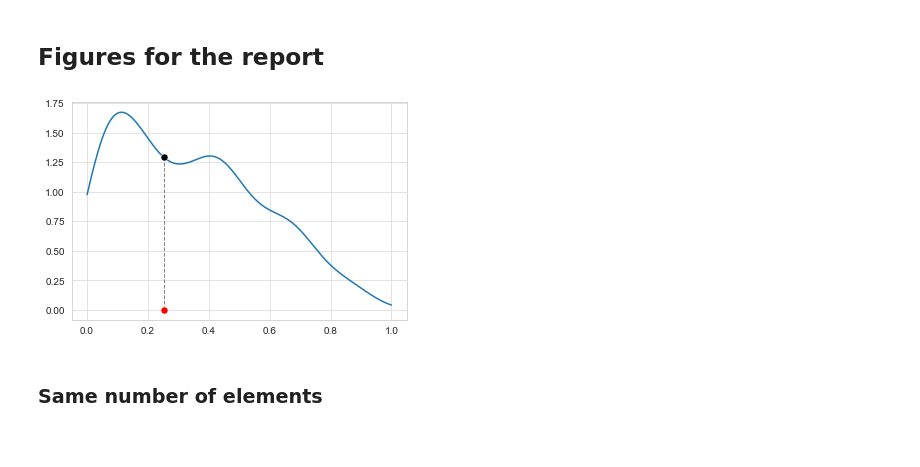
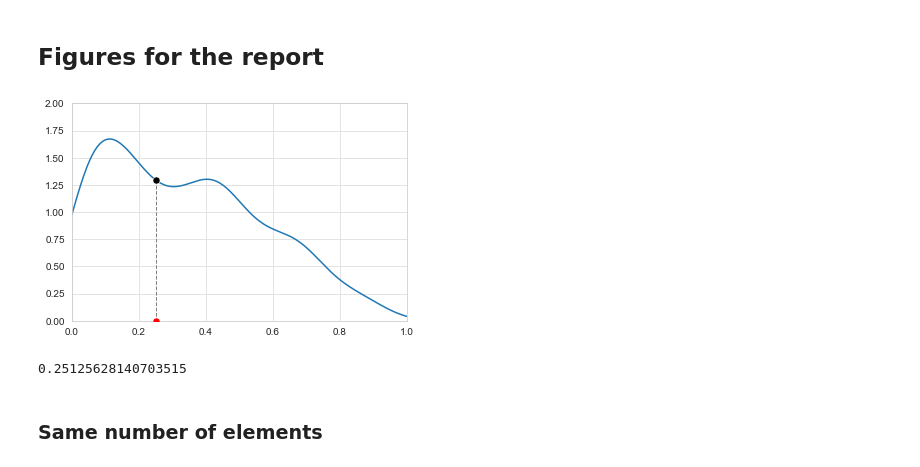
Before and after one commit to sheilafarrahi/thesis, a Jupyter notebook: kde.ipynb, the cells around one changed output. Saved outputs shown, nothing was run; the diff lists cells and outputs as text; code cells hidden in the pictures.

```diff
--- a/kde.ipynb
+++ b/kde.ipynb
@@ -28,23 +28,30 @@ test_size = 0.2
 # %%
 a = kde_df.iloc[1]
 y = list(a[:-1])
 x = list(np.linspace(0,1,200))
+#fig, ax = plt.subplots()
 sns.set_style("whitegrid",{'grid.color':'#DDDDDD'})
-sns.lineplot(x=x, y=y)
+ax=sns.lineplot(x=x, y=y)
 highlight_index = 50  # Index of the point to highlight
 highlight_x = x[highlight_index]
 highlight_y = y[highlight_index]
 sns.scatterplot(x=[highlight_x], y=[highlight_y], color='black', s=50, zorder=10)
 sns.scatterplot(x=[highlight_x], y=0, color='red', s=50, zorder=10)
 plt.plot([highlight_x, highlight_x], [highlight_y, 0], color='grey', linestyle='--', linewidth=1)
 #plt.text(0, highlight_y, f'this point', ha='left', va='center_baseline', zorder=10)
 #plt.text(highlight_x, 0, f'w_i', ha='left', va='baseline', zorder=10)
 #sns.scatterplot(x=0, y=[highlight_y], color='red', s=50, zorder=10)
 #plt.plot([highlight_x, 0], [highlight_y, highlight_y], color='grey', linestyle='--', linewidth=1)
 #plt.legend(['Kernel density estimation of f'])
+ax.set_xlim(0, 1)
+ax.set_ylim(0, 2)
 plt.show()
 # %% [output]
-[figure, old version]
+[figure, new version]
+# %%
+highlight_x
+# %% [output]
+0.25125628140703515
 # %% [markdown]
 ### Same number of elements
 # %%
```
Also changed, not shown: 2 other files.
